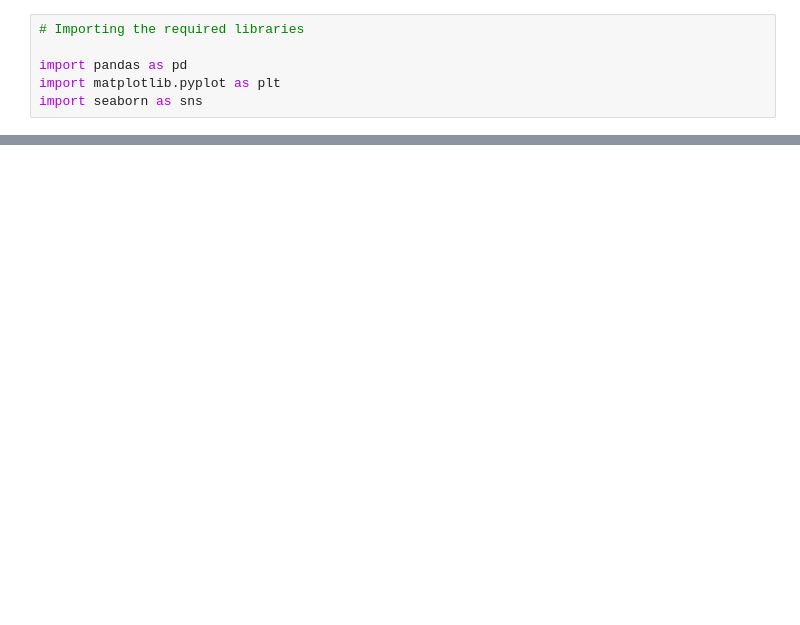
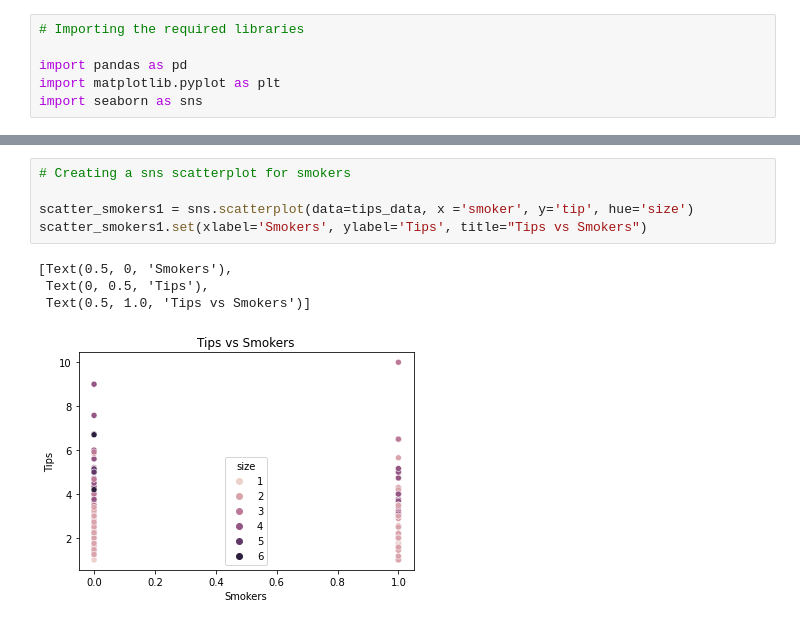
Before and after one commit to AliZ786/COMP-333, a Jupyter notebook: Assignments/LabAssignment1.ipynb, the cells around one changed output, grey strips where cells are left out. Cells and saved outputs as stored; diff of their text form; blank space fills up the shorter version.

```diff
--- a/Assignments/LabAssignment1.ipynb
+++ b/Assignments/LabAssignment1.ipynb
@@ -95,0 +97,10 @@ scatter2.set(xlabel="Party Size", ylabel= 'Tip Rate', title= 'Tip Rate vs. Party
+# %%
+# Creating a sns scatterplot for smokers
+
+scatter_smokers1 = sns.scatterplot(data=tips_data, x ='smoker', y='tip', hue='size')
+scatter_smokers1.set(xlabel='Smokers', ylabel='Tips', title="Tips vs Smokers")
+# %% [output]
+[Text(0.5, 0, 'Smokers'),
+ Text(0, 0.5, 'Tips'),
+ Text(0.5, 1.0, 'Tips vs Smokers')]
+[figure, added]
```
Also changed, not shown: parts of 8 cells of this notebook.
